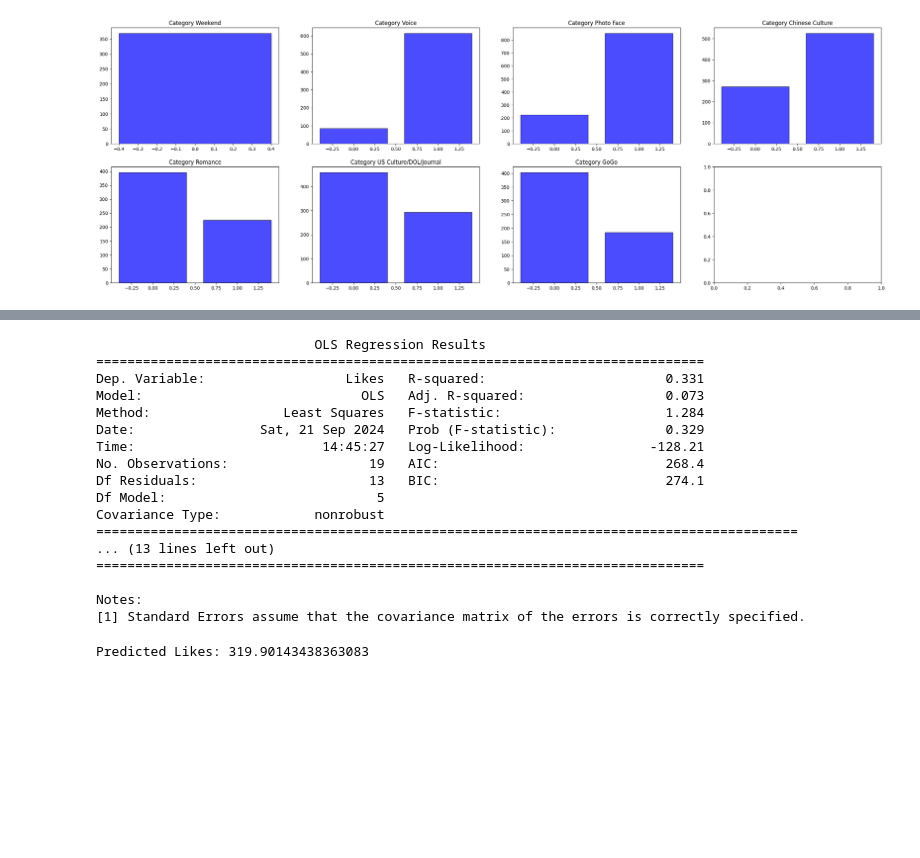
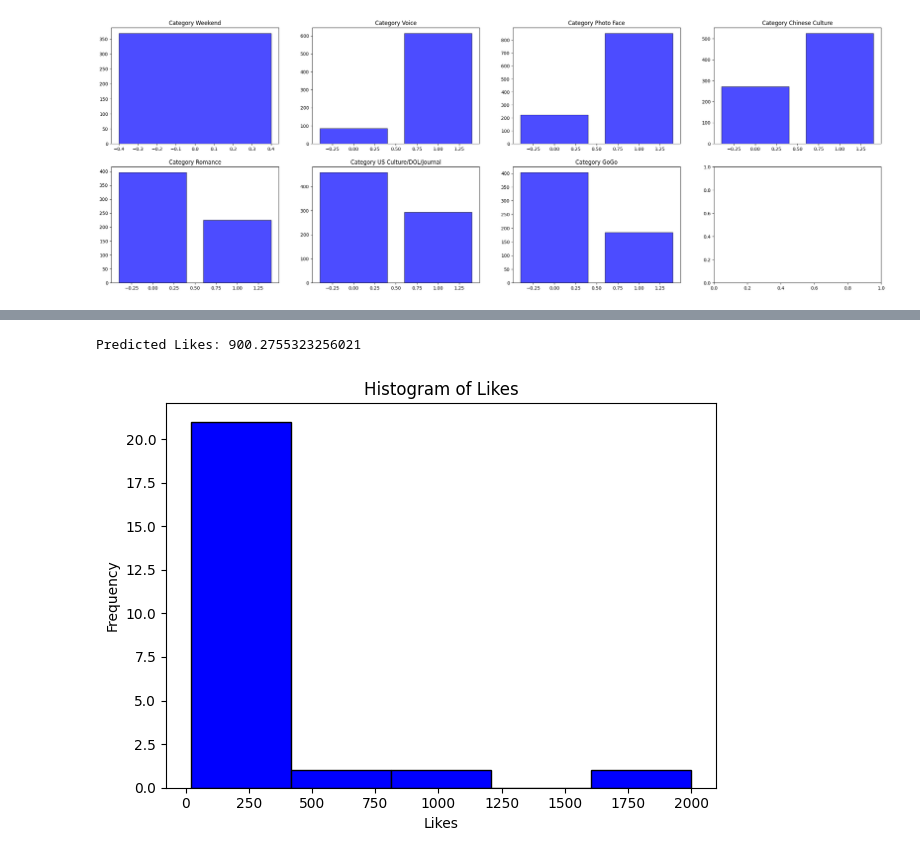
Before and after one commit to westonshuken/social-media-analysis, a Jupyter notebook: index.ipynb, the cells around one changed output, grey strips where cells are left out. Cells and saved outputs as stored; diff of their text form; code cells hidden in the pictures; blank space fills up the shorter version.

```diff
--- a/index.ipynb
+++ b/index.ipynb
@@ -285,32 +281,9 @@ coeff_parameter
-# %%
-import statsmodels.api as sm
-X_train_Sm= sm.add_constant(X_train)
-ls=sm.OLS(y_train,X_train_Sm).fit()
-print(ls.summary())
-# %% [output]
-                            OLS Regression Results
-==============================================================================
-Dep. Variable:                  Likes   R-squared:                       0.331
-Model:                            OLS   Adj. R-squared:                  0.073
-Method:                 Least Squares   F-statistic:                     1.284
-Date:                Sat, 21 Sep 2024   Prob (F-statistic):              0.329
-Time:                        14:45:27   Log-Likelihood:                -128.21
-No. Observations:                  19   AIC:                             268.4
-Df Residuals:                      13   BIC:                             274.1
-Df Model:                           5
-Covariance Type:            nonrobust
-==========================================================================================
-... (13 lines left out)
-==============================================================================
-
-Notes:
-[1] Standard Errors assume that the covariance matrix of the errors is correctly specified.
 # %%
 new_post = pd.DataFrame({
     'Voice': [1],
     'Photo Face': [1],
-    'Chinese Culture': [1],
-    'Romance': [1],
+    'Chinese Culture': [0],
+    'Romance': [0],
     'US Culture/DOL/Journal': [1],
 }) # Example values for Voice, Photo Face, Chinese Culture, Romance, US Culture/DOL/Journal, GoGo
 
@@ -320,4 +293,14 @@ predicted_likes = model.predict(new_post)
 # Print the predicted Likes
 print(f"Predicted Likes: {predicted_likes[0]}")
 # %% [output]
-Predicted Likes: 319.90143438363083
+Predicted Likes: 900.2755323256021
+# %%
+#check distribution
+# Plotting histogram
+plt.hist(df['Likes'], bins=5, color='blue', edgecolor='black')
+plt.title('Histogram of Likes')
+plt.xlabel('Likes')
+plt.ylabel('Frequency')
+plt.tight_layout()
+# %% [output]
+[figure, added]
```
Also changed, not shown: parts of 20 cells of this notebook.
